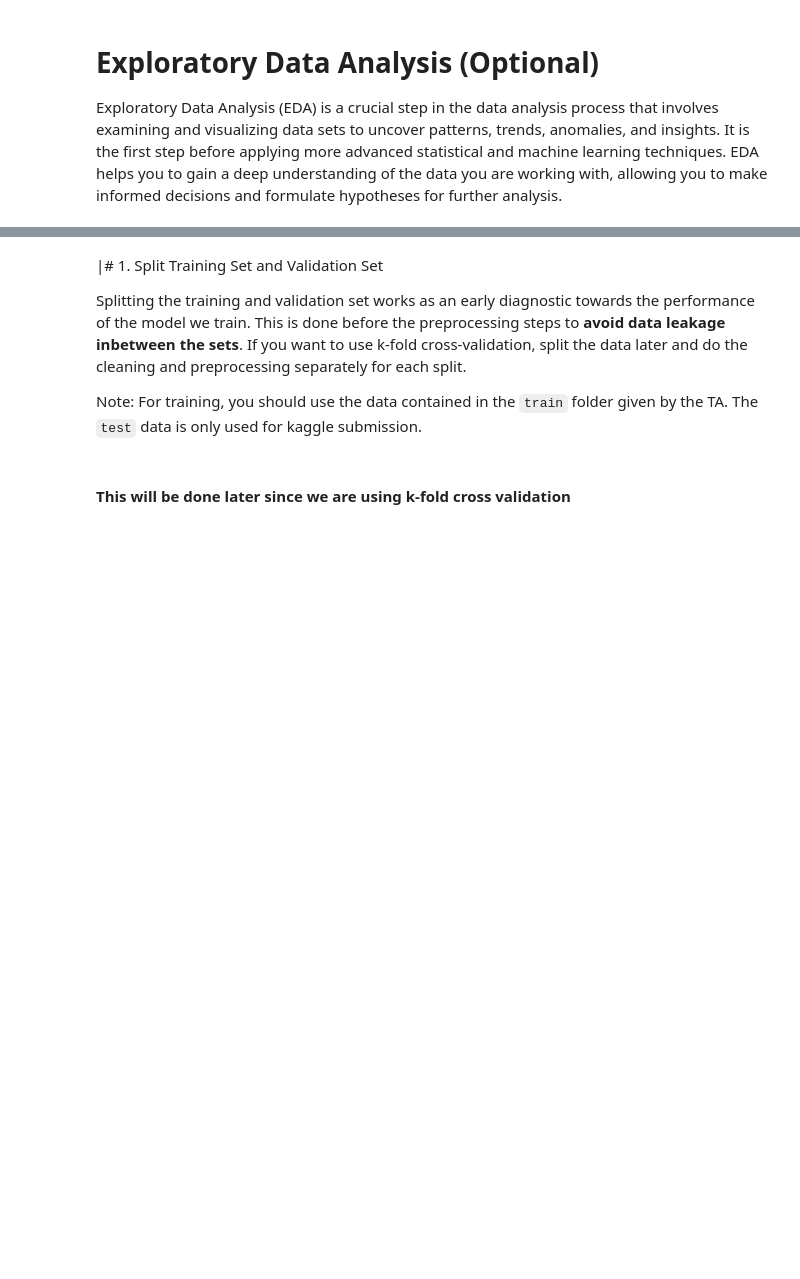
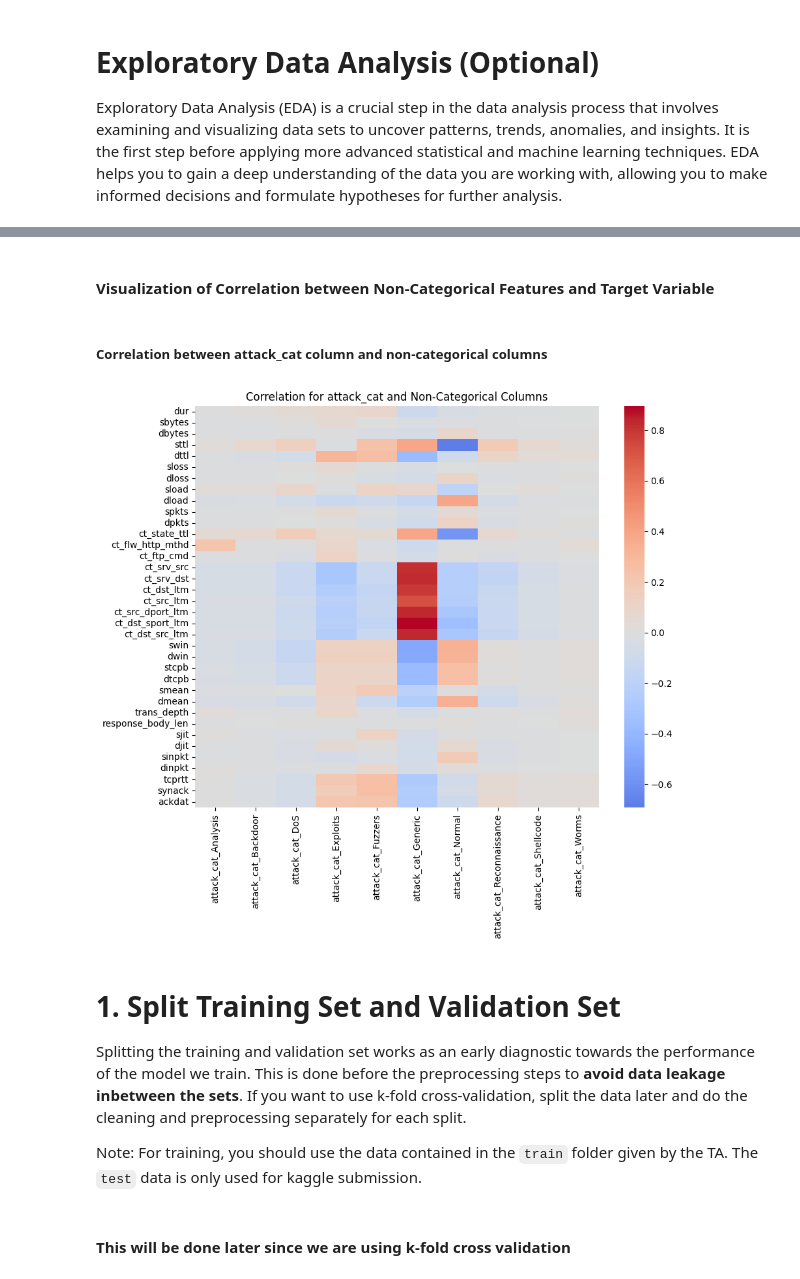
Before and after one commit to FedrianzD/Tubes-2-AI, a Jupyter notebook: src/Notebook.ipynb, the cells around one changed output, grey strips where cells are left out. Cells and saved outputs as stored; diff of their text form; code cells hidden in the pictures; blank space fills up the shorter version.

```diff
--- a/src/Notebook.ipynb
+++ b/src/Notebook.ipynb
@@ -239,5 +334,23 @@ Number of outliers: 7878 | Percentage of outliers: 4.49%
+# %%
+print_markdown("#### Visualization of Correlation between Non-Categorical Features and Target Variable")
+
+for target in target_col:
+    print_markdown(f"##### Correlation between {target} column and non-categorical columns")
+    df_encoded = pd.get_dummies(df[target], prefix=target)
+
+    df_combined = pd.concat([df[numerical_features], df_encoded], axis=1)
+    correlation_matrix = df_combined.corr()
+    correlations = correlation_matrix.loc[numerical_features, df_encoded.columns]
+    plt.figure(figsize=(10, 8))
+    sns.heatmap(correlations, annot=False, cmap="coolwarm", center=0)
+    plt.title(f"Correlation for {target} and Non-Categorical Columns")
+    plt.show()
+# %% [output]
+#### Visualization of Correlation between Non-Categorical Features and Target Variable
+##### Correlation between attack_cat column and non-categorical columns
+[figure, added]
 # %% [markdown]
-|# 1. Split Training Set and Validation Set
+# 1. Split Training Set and Validation Set
 
 Splitting the training and validation set works as an early diagnostic towards the performance of the model we train. This is done before the preprocessing steps to **avoid data leakage inbetween the sets**. If you want to use k-fold cross-validation, split the data later and do the cleaning and preprocessing separately for each split.
 
```
Also changed, not shown: parts of 27 cells of this notebook.
